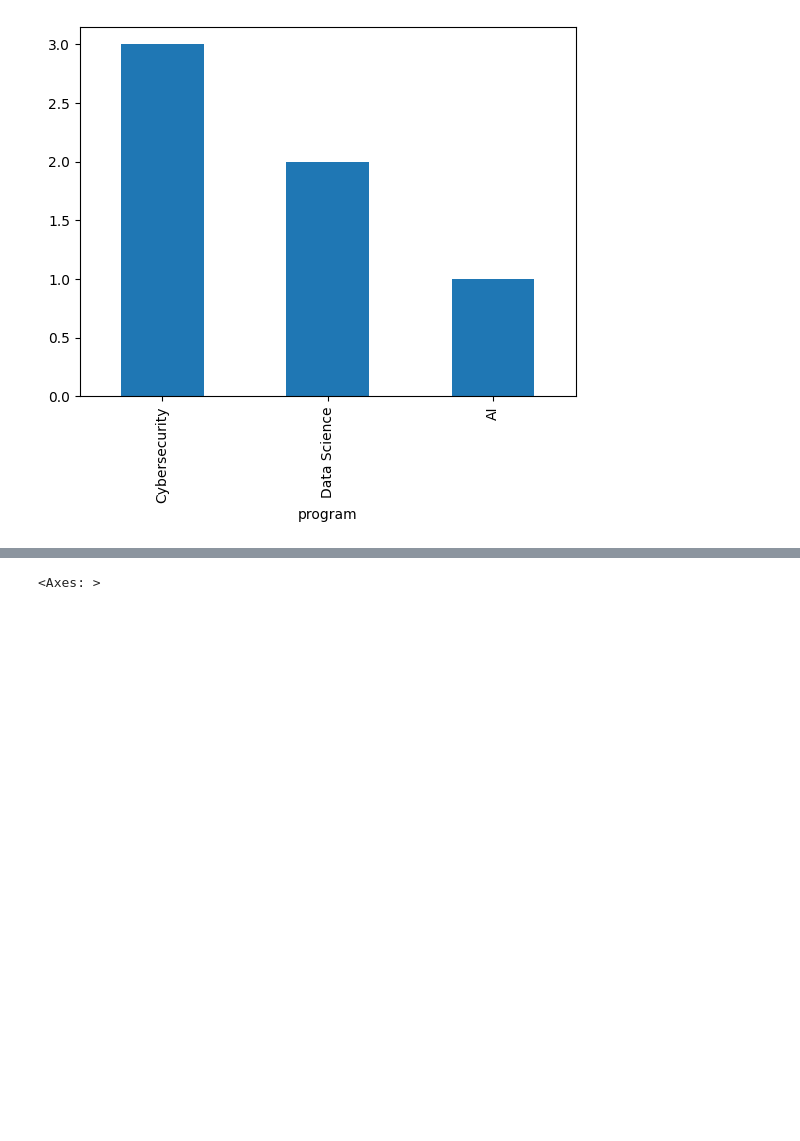
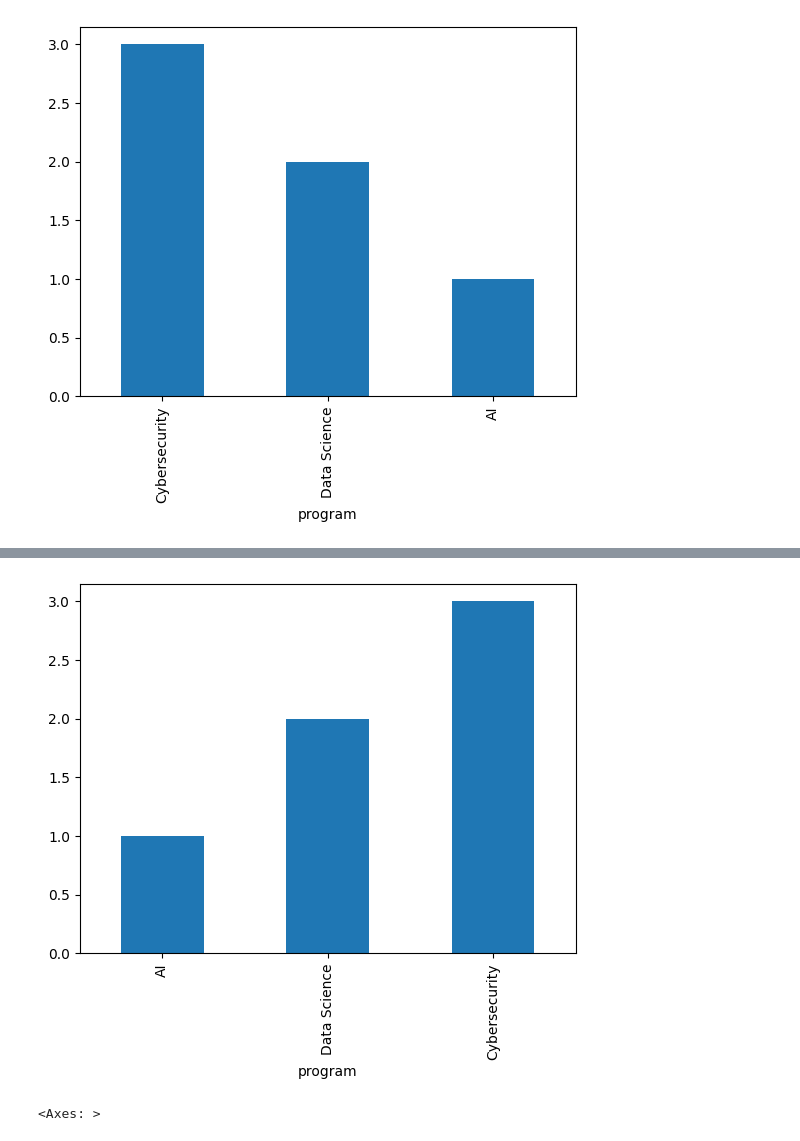
Before and after one commit to Sru-j/daily_lab_activities, a Jupyter notebook: pandas_dataframeII_S.ipynb, the cells around one changed output, grey strips where cells are left out. Saved outputs shown, nothing was run; the diff lists cells and outputs as text; code cells hidden in the pictures; blank space fills up the shorter version.

```diff
--- a/pandas_dataframeII_S.ipynb
+++ b/pandas_dataframeII_S.ipynb
@@ -498,3 +578,7 @@ df['program'].value_counts().plot(kind='bar')
+# %%
+df['program'].value_counts().plot(kind='bar').invert_xaxis()
+# %% [output]
+[figure, added]
 # %%
 df['program'].value_counts().plot(kind='box')
 # %% [output]
```
Also changed, not shown: parts of 18 cells of this notebook.
